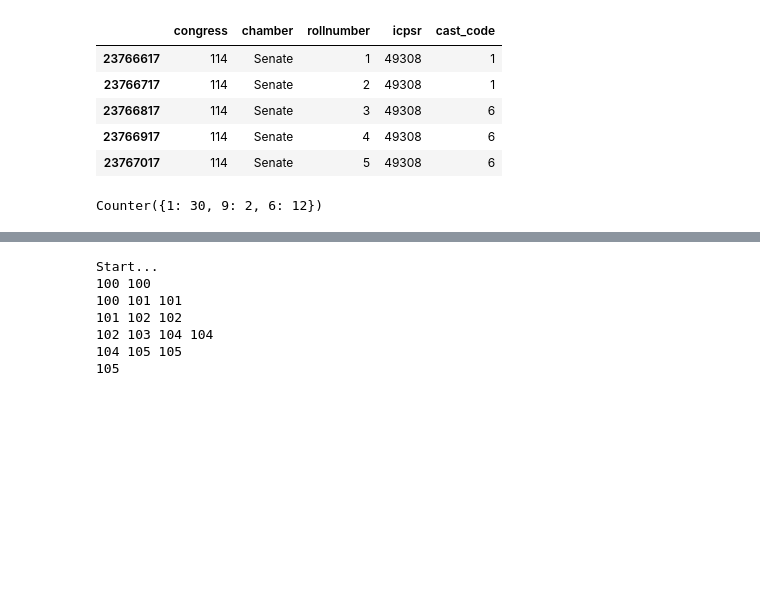
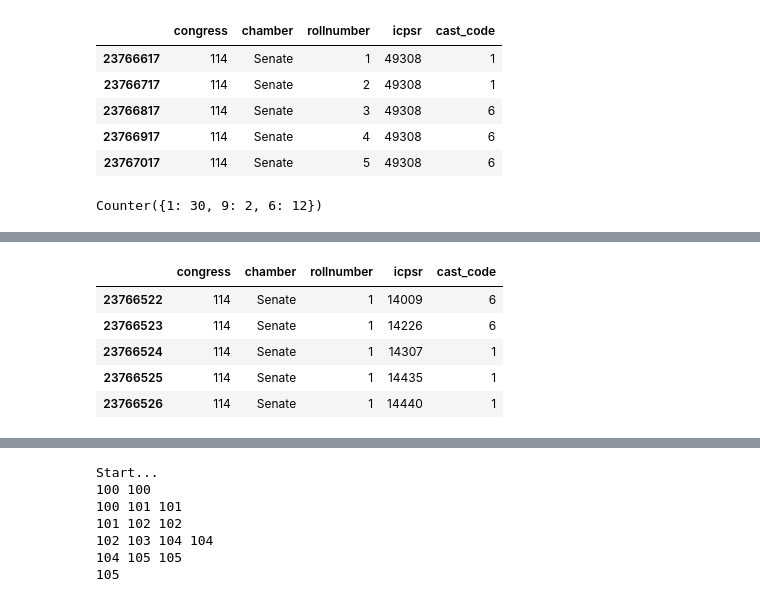
Before and after one commit to kwcooper/congress_analysis, a Jupyter notebook: roll2.ipynb, the cells around one changed output, grey strips where cells are left out. Drawn from its saved outputs; the diff is of its cells as text; code cells hidden in the pictures; blank space fills up the shorter version.

```diff
--- a/roll2.ipynb
+++ b/roll2.ipynb
@@ -372,0 +438,9 @@ Member MURRAY, Patty (49308) voted 1 and the party 100 voted 1 (0.3)
+# %%
+vteSenThresh.head()
+# %% [output]
+|  | congress | chamber | rollnumber | icpsr | cast_code |
+| 23766522 | 114 | Senate | 1 | 14009 | 6 |
+| 23766523 | 114 | Senate | 1 | 14226 | 6 |
+| 23766524 | 114 | Senate | 1 | 14307 | 1 |
+| 23766525 | 114 | Senate | 1 | 14435 | 1 |
+| 23766526 | 114 | Senate | 1 | 14440 | 1 |
```
Also changed, not shown: parts of 8 cells of this notebook.
